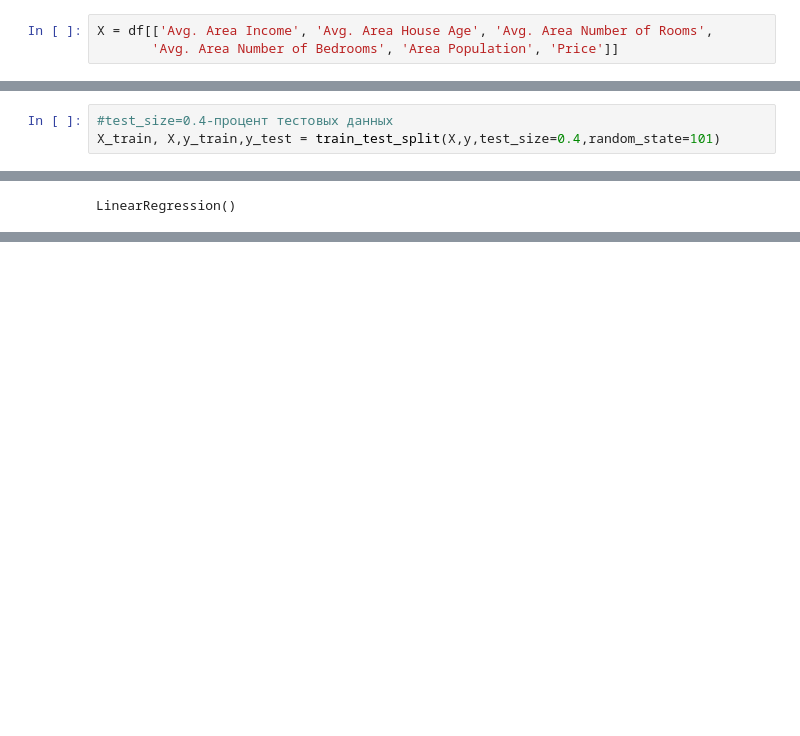
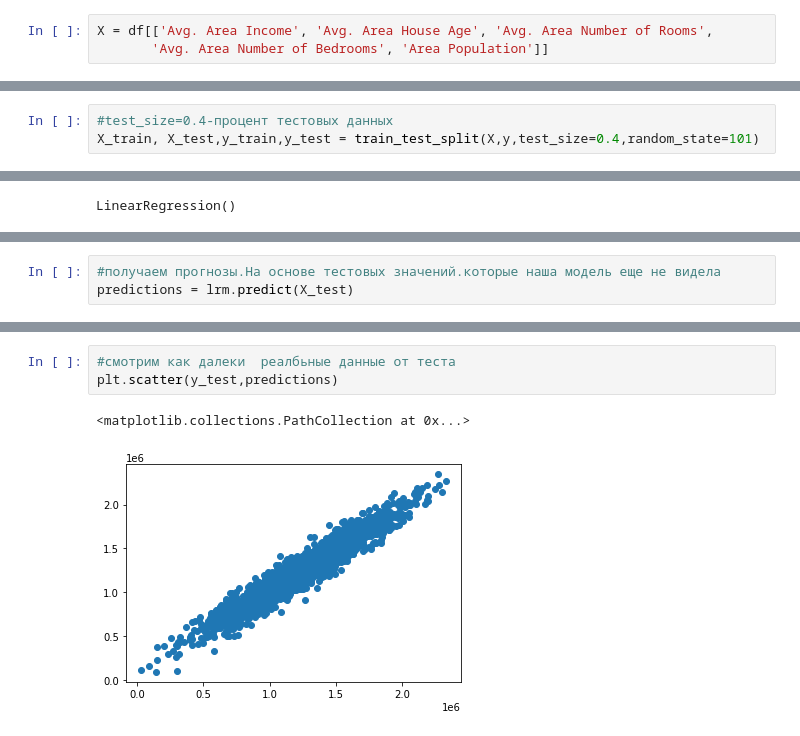
Before and after one commit to frau-muller/ml, a Jupyter notebook: pandas/ML/1линейная регрессия.ipynb, the cells around one changed output, grey strips where cells are left out. Cells and saved outputs as stored; diff of their text form; blank space fills up the shorter version.

```diff
--- a/pandas/ML/1линейная регрессия.ipynb
+++ b/pandas/ML/1линейная регрессия.ipynb
@@ -84,7 +84,7 @@ Index(['Avg. Area Income', 'Avg. Area House Age', 'Avg. Area Number of Rooms',
       dtype='object')
 # %%
 X = df[['Avg. Area Income', 'Avg. Area House Age', 'Avg. Area Number of Rooms',
-       'Avg. Area Number of Bedrooms', 'Area Population', 'Price']]
+       'Avg. Area Number of Bedrooms', 'Area Population']]
 # %%
 y = df['Price']
 # %%
@@ -92,7 +92,7 @@ y = df['Price']
 from sklearn.model_selection import train_test_split
 # %%
 #test_size=0.4-процент тестовых данных
-X_train, X,y_train,y_test = train_test_split(X,y,test_size=0.4,random_state=101)
+X_train, X_test,y_train,y_test = train_test_split(X,y,test_size=0.4,random_state=101)
 # %%
 from sklearn.linear_model import LinearRegression
 # %%
@@ -118,0 +138,3 @@ array([ 4.85467216e-15,  4.73510120e-12,  4.27913011e-12, -3.29582016e-12,
+# %%
+#получаем прогнозы.На основе тестовых значений.которые наша модель еще не видела
+predictions = lrm.predict(X_test)
@@ -118,0 +162,6 @@ array([ 4.85467216e-15,  4.73510120e-12,  4.27913011e-12, -3.29582016e-12,
+# %%
+#смотрим как далеки  реалбьные данные от теста
+plt.scatter(y_test,predictions)
+# %% [output]
+<matplotlib.collections.PathCollection at 0x...>
+[figure, added]
```
Also changed, not shown: parts of 8 cells of this notebook.
